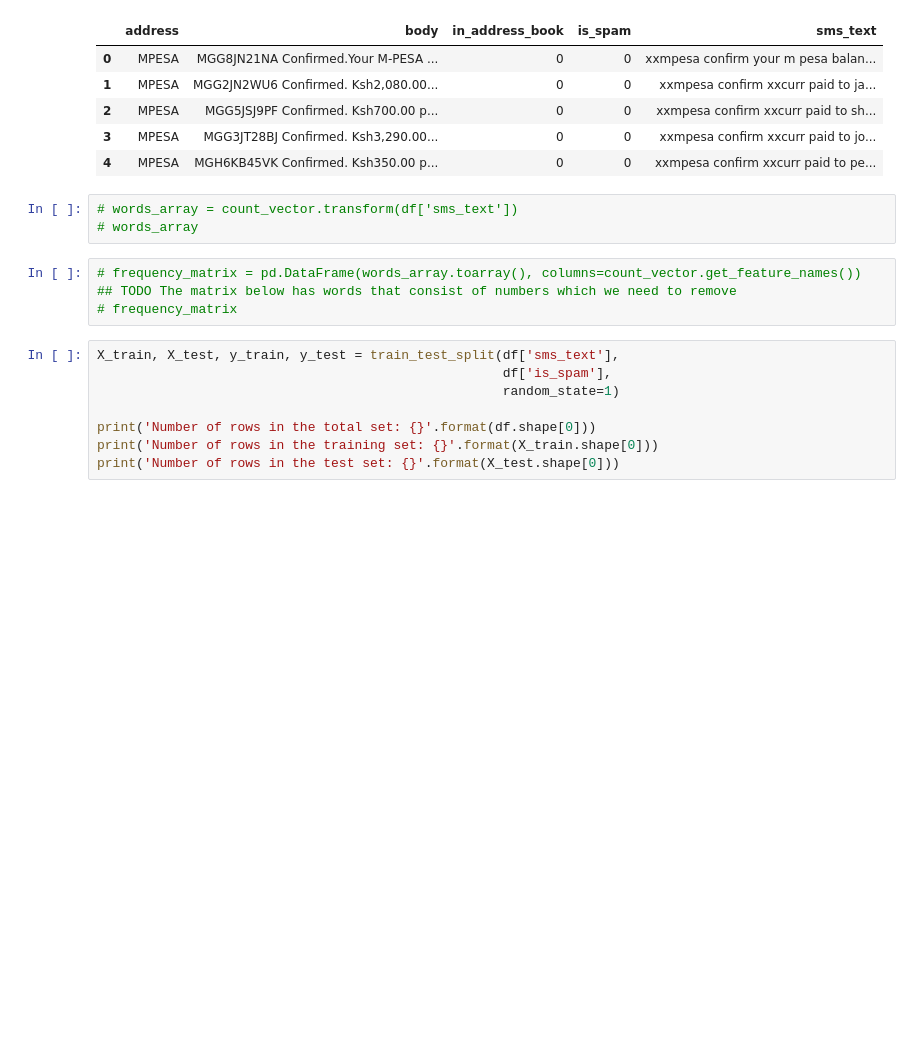
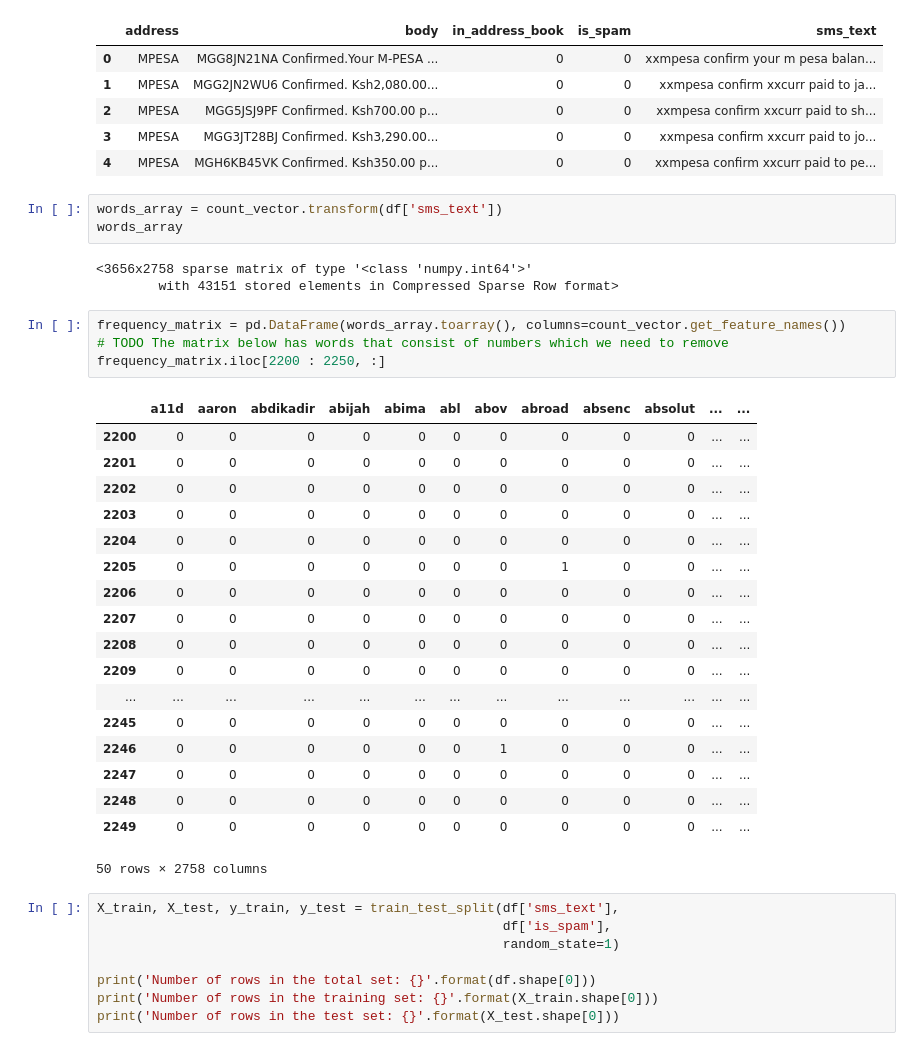
Before and after one commit to kyrelos/ntw-2019, a Jupyter notebook: spam-classifier-mdl-1.ipynb, the cells around one changed output. Cells and saved outputs as stored; diff of their text form; blank space fills up the shorter version.

```diff
--- a/spam-classifier-mdl-1.ipynb
+++ b/spam-classifier-mdl-1.ipynb
@@ -110,12 +110,34 @@ df.head()
 | 3 | MPESA | MGG3JT28BJ Confirmed. Ksh3,290.00... | 0 | 0 | xxmpesa confirm xxcurr paid to jo... |
 | 4 | MPESA | MGH6KB45VK Confirmed. Ksh350.00 p... | 0 | 0 | xxmpesa confirm xxcurr paid to pe... |
 # %%
-# words_array = count_vector.transform(df['sms_text'])
-# words_array
+words_array = count_vector.transform(df['sms_text'])
+words_array
+# %% [output]
+<3656x2758 sparse matrix of type '<class 'numpy.int64'>'
+        with 43151 stored elements in Compressed Sparse Row format>
 # %%
-# frequency_matrix = pd.DataFrame(words_array.toarray(), columns=count_vector.get_feature_names())
-## TODO The matrix below has words that consist of numbers which we need to remove
-# frequency_matrix
+frequency_matrix = pd.DataFrame(words_array.toarray(), columns=count_vector.get_feature_names())
+# TODO The matrix below has words that consist of numbers which we need to remove
+frequency_matrix.iloc[2200 : 2250, :]
+# %% [output]
+|  | a11d | aaron | abdikadir | abijah | abima | abl | abov | abroad | absenc | absolut | ... | ... |
+| 2200 | 0 | 0 | 0 | 0 | 0 | 0 | 0 | 0 | 0 | 0 | ... | ... |
+| 2201 | 0 | 0 | 0 | 0 | 0 | 0 | 0 | 0 | 0 | 0 | ... | ... |
+| 2202 | 0 | 0 | 0 | 0 | 0 | 0 | 0 | 0 | 0 | 0 | ... | ... |
+| 2203 | 0 | 0 | 0 | 0 | 0 | 0 | 0 | 0 | 0 | 0 | ... | ... |
+| 2204 | 0 | 0 | 0 | 0 | 0 | 0 | 0 | 0 | 0 | 0 | ... | ... |
+| 2205 | 0 | 0 | 0 | 0 | 0 | 0 | 0 | 1 | 0 | 0 | ... | ... |
+| 2206 | 0 | 0 | 0 | 0 | 0 | 0 | 0 | 0 | 0 | 0 | ... | ... |
+| 2207 | 0 | 0 | 0 | 0 | 0 | 0 | 0 | 0 | 0 | 0 | ... | ... |
+| 2208 | 0 | 0 | 0 | 0 | 0 | 0 | 0 | 0 | 0 | 0 | ... | ... |
+| 2209 | 0 | 0 | 0 | 0 | 0 | 0 | 0 | 0 | 0 | 0 | ... | ... |
+| ... | ... | ... | ... | ... | ... | ... | ... | ... | ... | ... | ... | ... |
+| 2245 | 0 | 0 | 0 | 0 | 0 | 0 | 0 | 0 | 0 | 0 | ... | ... |
+| 2246 | 0 | 0 | 0 | 0 | 0 | 0 | 1 | 0 | 0 | 0 | ... | ... |
+| 2247 | 0 | 0 | 0 | 0 | 0 | 0 | 0 | 0 | 0 | 0 | ... | ... |
+| 2248 | 0 | 0 | 0 | 0 | 0 | 0 | 0 | 0 | 0 | 0 | ... | ... |
+| 2249 | 0 | 0 | 0 | 0 | 0 | 0 | 0 | 0 | 0 | 0 | ... | ... |
+50 rows × 2758 columns
 # %%
 X_train, X_test, y_train, y_test = train_test_split(df['sms_text'],
                                                     df['is_spam'],
```
Also changed, not shown: 5 other files.
